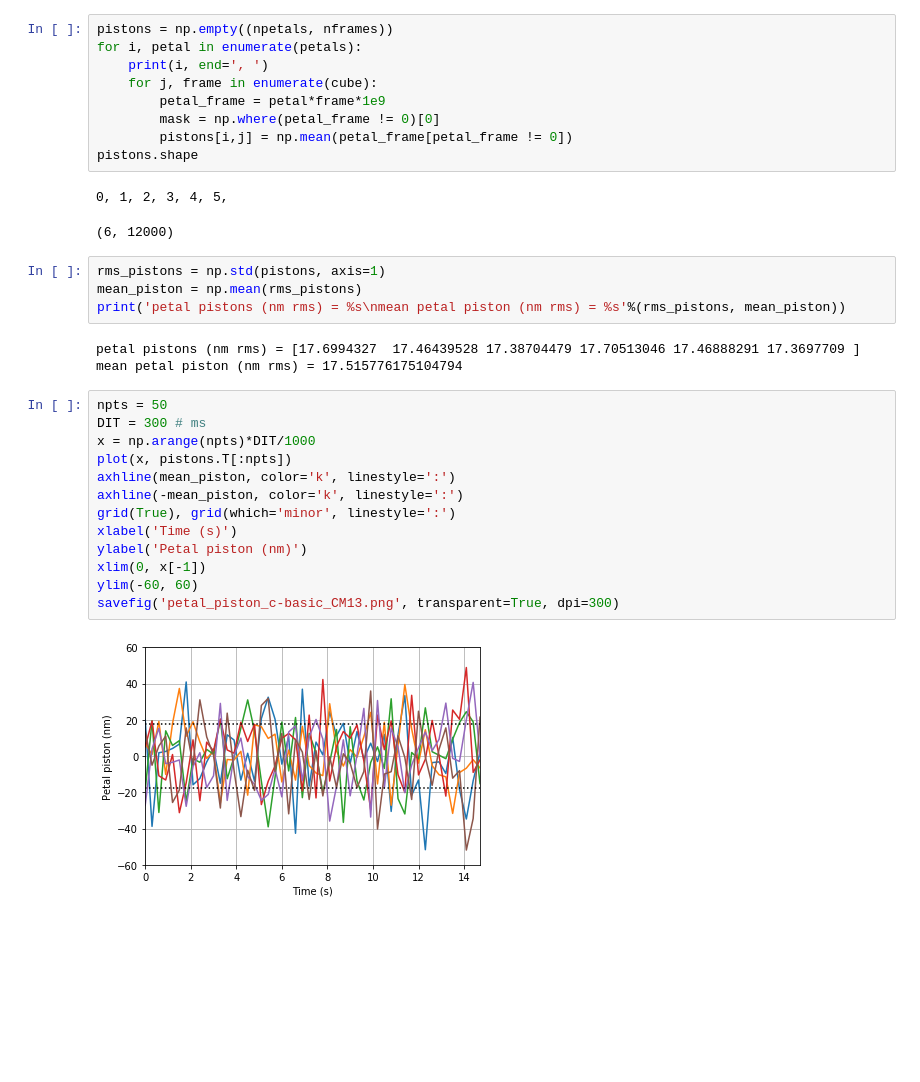
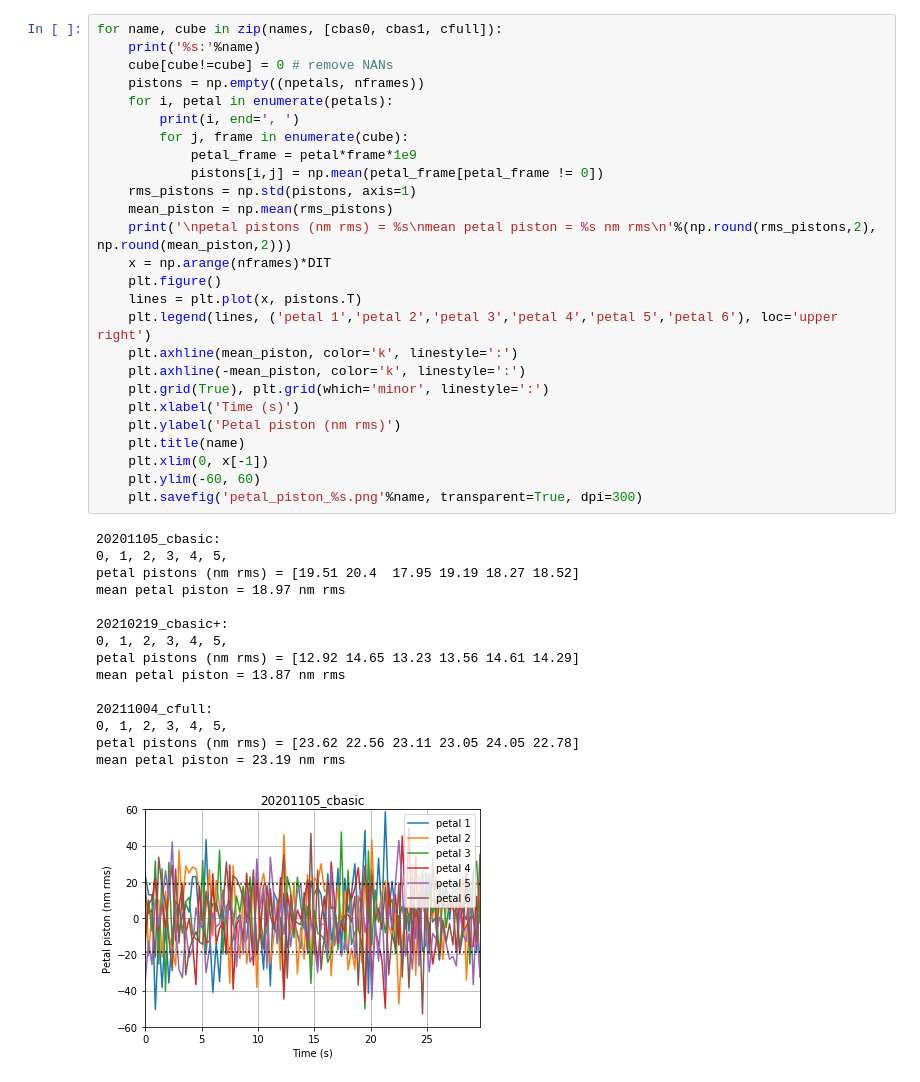
Before and after one commit to vortex-exoplanet/HEEPS, a Jupyter notebook: tools/petal_piston.ipynb, the cells around one changed output. Saved outputs shown, nothing was run; the diff lists cells and outputs as text; blank space fills up the shorter version.

```diff
--- a/tools/petal_piston.ipynb
+++ b/tools/petal_piston.ipynb
@@ -29,34 +49,42 @@ imshow(cube[0]*petals[0], origin=True)
-# %%
-pistons = np.empty((npetals, nframes))
-for i, petal in enumerate(petals):
-    print(i, end=', ')
-    for j, frame in enumerate(cube):
-        petal_frame = petal*frame*1e9
-        mask = np.where(petal_frame != 0)[0]
-        pistons[i,j] = np.mean(petal_frame[petal_frame != 0])
-pistons.shape
-# %% [output]
-0, 1, 2, 3, 4, 5,
-(6, 12000)
-# %%
-rms_pistons = np.std(pistons, axis=1)
-mean_piston = np.mean(rms_pistons)
-print('petal pistons (nm rms) = %s\nmean petal piston (nm rms) = %s'%(rms_pistons, mean_piston))
-# %% [output]
-petal pistons (nm rms) = [17.6994327  17.46439528 17.38704479 17.70513046 17.46888291 17.3697709 ]
-mean petal piston (nm rms) = 17.515776175104794
-# %%
-npts = 50
-DIT = 300 # ms
-x = np.arange(npts)*DIT/1000
-plot(x, pistons.T[:npts])
-axhline(mean_piston, color='k', linestyle=':')
-axhline(-mean_piston, color='k', linestyle=':')
-grid(True), grid(which='minor', linestyle=':')
-xlabel('Time (s)')
-ylabel('Petal piston (nm)')
-xlim(0, x[-1])
-ylim(-60, 60)
-savefig('petal_piston_c-basic_CM13.png', transparent=True, dpi=300)
-# %% [output]
-[figure, removed]
+# %%
+for name, cube in zip(names, [cbas0, cbas1, cfull]):
+    print('%s:'%name)
+    cube[cube!=cube] = 0 # remove NANs
+    pistons = np.empty((npetals, nframes))
+    for i, petal in enumerate(petals):
+        print(i, end=', ')
+        for j, frame in enumerate(cube):
+            petal_frame = petal*frame*1e9
+            pistons[i,j] = np.mean(petal_frame[petal_frame != 0])
+    rms_pistons = np.std(pistons, axis=1)
+    mean_piston = np.mean(rms_pistons)
+    print('\npetal pistons (nm rms) = %s\nmean petal piston = %s nm rms\n'%(np.round(rms_pistons,2), np.round(mean_piston,2)))
+    x = np.arange(nframes)*DIT
+    plt.figure()
+    lines = plt.plot(x, pistons.T)
+    plt.legend(lines, ('petal 1','petal 2','petal 3','petal 4','petal 5','petal 6'), loc='upper right')
+    plt.axhline(mean_piston, color='k', linestyle=':')
+    plt.axhline(-mean_piston, color='k', linestyle=':')
+    plt.grid(True), plt.grid(which='minor', linestyle=':')
+    plt.xlabel('Time (s)')
+    plt.ylabel('Petal piston (nm rms)')
+    plt.title(name)
+    plt.xlim(0, x[-1])
+    plt.ylim(-60, 60)
+    plt.savefig('petal_piston_%s.png'%name, transparent=True, dpi=300)
+# %% [output]
+20201105_cbasic:
+0, 1, 2, 3, 4, 5,
+petal pistons (nm rms) = [19.51 20.4  17.95 19.19 18.27 18.52]
+mean petal piston = 18.97 nm rms
+
+20210219_cbasic+:
+0, 1, 2, 3, 4, 5,
+petal pistons (nm rms) = [12.92 14.65 13.23 13.56 14.61 14.29]
+mean petal piston = 13.87 nm rms
+
+20211004_cfull:
+0, 1, 2, 3, 4, 5,
+petal pistons (nm rms) = [23.62 22.56 23.11 23.05 24.05 22.78]
+mean petal piston = 23.19 nm rms
+[figure, added]
```
Also changed, not shown: parts of 10 cells of this notebook, 5 other files.
